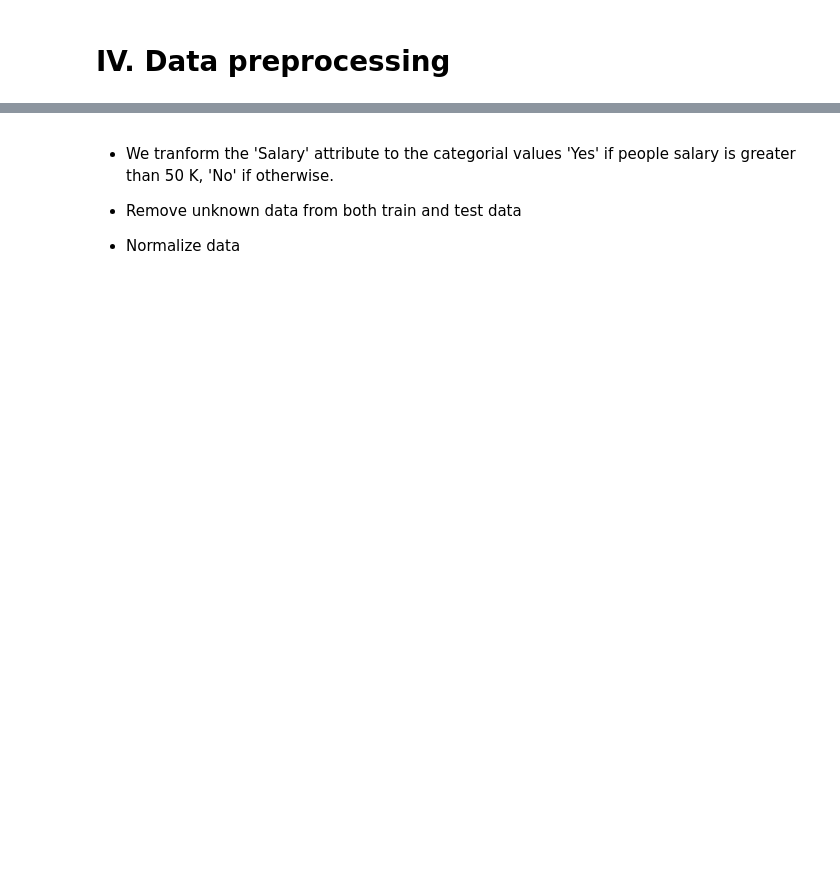
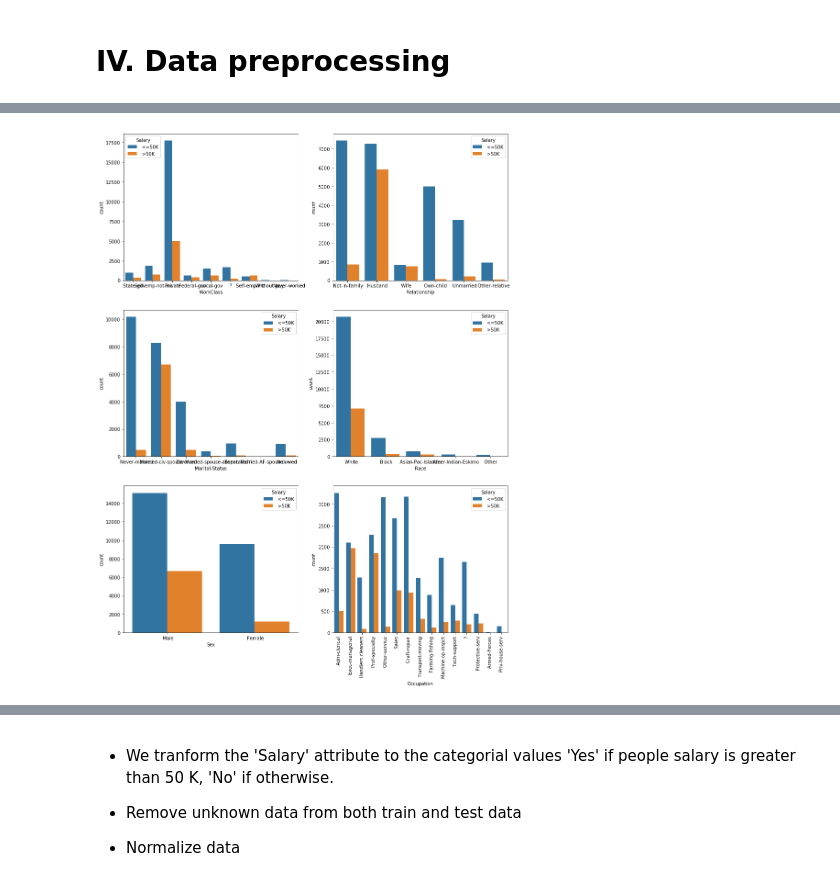
Before and after one commit to haiphucnguyen/MachineLearning, a Jupyter notebook: notes/Project 1.ipynb, the cells around one changed output, grey strips where cells are left out. Cells and saved outputs as stored; diff of their text form; code cells hidden in the pictures; blank space fills up the shorter version.

```diff
--- a/notes/Project 1.ipynb
+++ b/notes/Project 1.ipynb
@@ -96,0 +117,13 @@ dataset_test.head(10)
+# %%
+fig, ((a,b),(c,d),(e,f)) = plt.subplots(3,2,figsize=(15,20))
+
+sns.countplot(x='WorkClass', hue='Salary',data = dataset_train, ax=a)
+sns.countplot(x='Relationship', hue='Salary', data = dataset_train, ax=b)
+sns.countplot(x='Marital-Status', hue='Salary', data = dataset_train, ax=c)
+sns.countplot(x='Race', hue='Salary', data = dataset_train, ax=d)
+sns.countplot(x='Sex', hue='Salary', data = dataset_train, ax=e)
+sns.countplot(x='Occupation', hue='Salary', data = dataset_train, ax=f)
+plt.xticks(rotation=90)
+plt.show()
+# %% [output]
+[figure, added]
```
Also changed, not shown: parts of 26 cells of this notebook.
